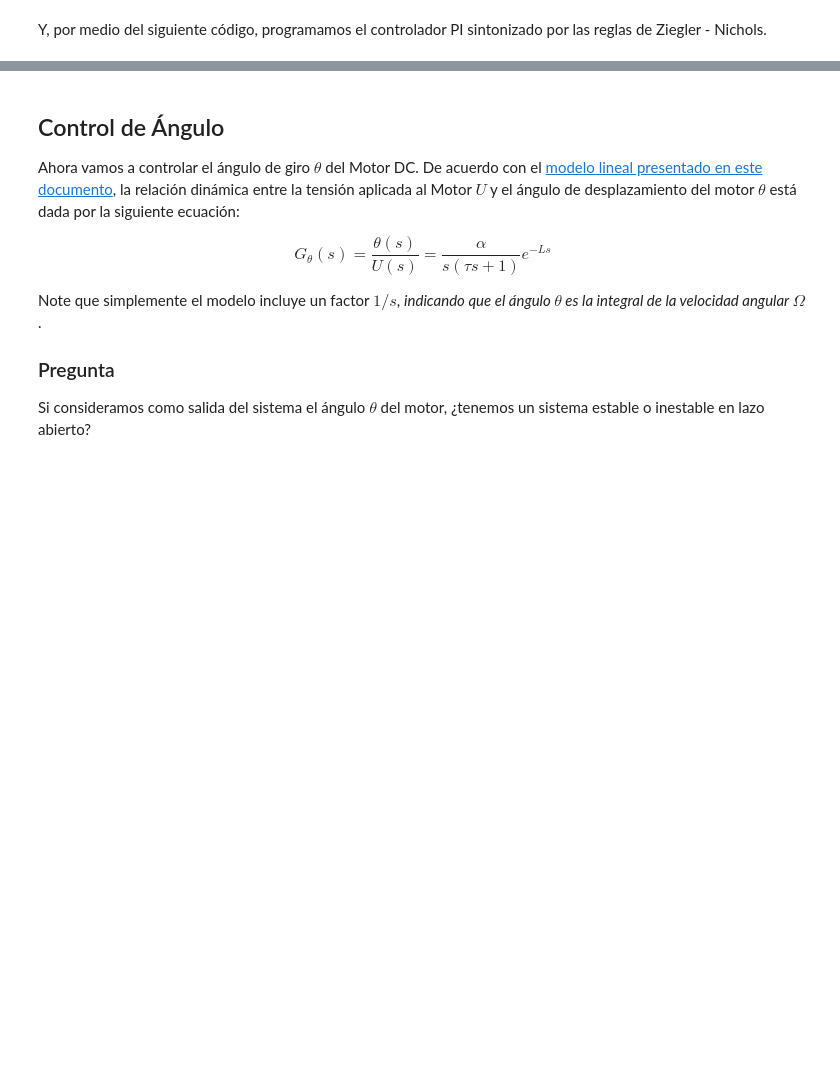
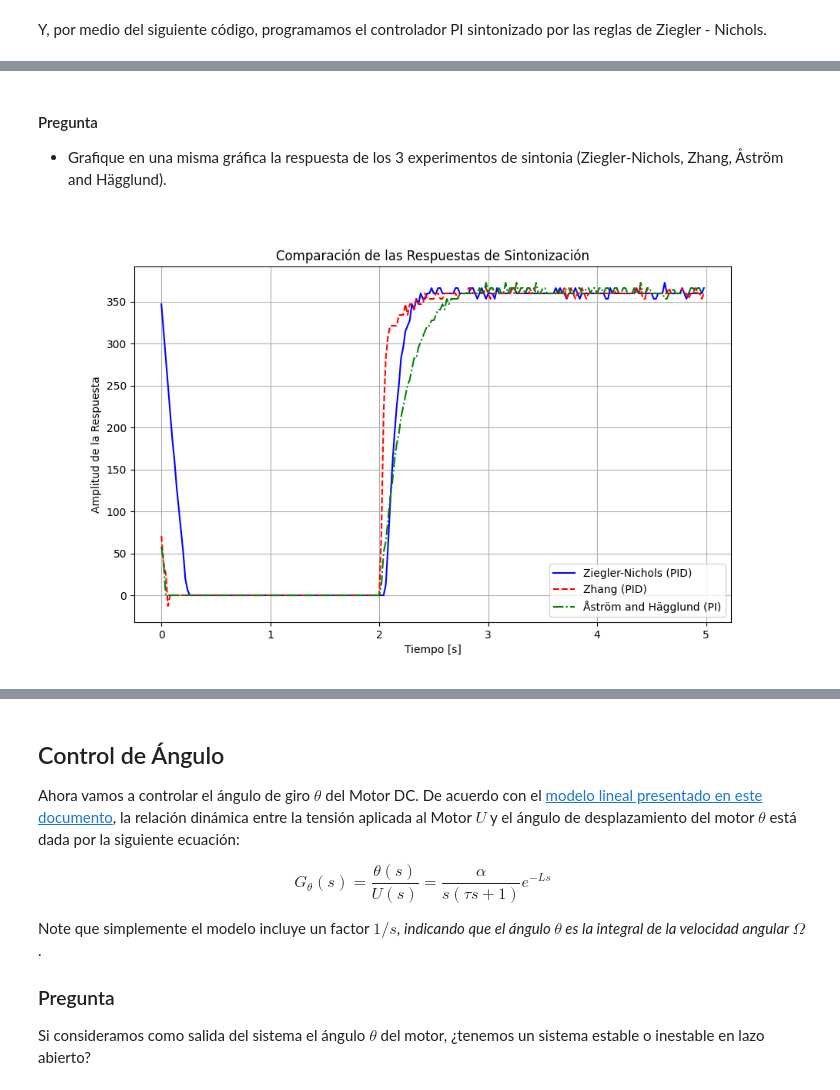
Before and after one commit to wabohorquezr/2025-II, a Jupyter notebook: Control/Laboratorios/Laboratorio2/guia2-Sintonia_de_PIDS.ipynb, the cells around one changed output, grey strips where cells are left out. Cells and saved outputs as stored; diff of their text form; code cells hidden in the pictures; blank space fills up the shorter version.

```diff
--- a/Control/Laboratorios/Laboratorio2/guia2-Sintonia_de_PIDS.ipynb
+++ b/Control/Laboratorios/Laboratorio2/guia2-Sintonia_de_PIDS.ipynb
@@ -251,0 +178,22 @@ Realice conjuntamente con su colega los siguientes pasos para probar tactilmente
+# %% [markdown]
+
+#### Pregunta
+
++ Grafique en una misma gráfica la respuesta de los 3 experimentos de sintonia (Ziegler-Nichols, Zhang, Åström and Hägglund).
+# %%
+#Graficar las respuestas
+
+plt.figure(figsize=(10, 6))
+
+plt.plot(tzn, yzn, label='Ziegler-Nichols (PID)', linestyle='-', color='b')
+plt.plot(tzh, yzh, label='Zhang (PID)', linestyle='--', color='r')
+plt.plot(tah, yah, label='Åström and Hägglund (PI)', linestyle='-.', color='g')
+
+plt.title('Comparación de las Respuestas de Sintonización')
+plt.xlabel('Tiempo [s]')
+plt.ylabel('Amplitud de la Respuesta')
+plt.legend()
+plt.grid(True)
+plt.show()
+# %% [output]
+[figure, added]
```
Also changed, not shown: parts of 39 cells of this notebook, 14 other files.
